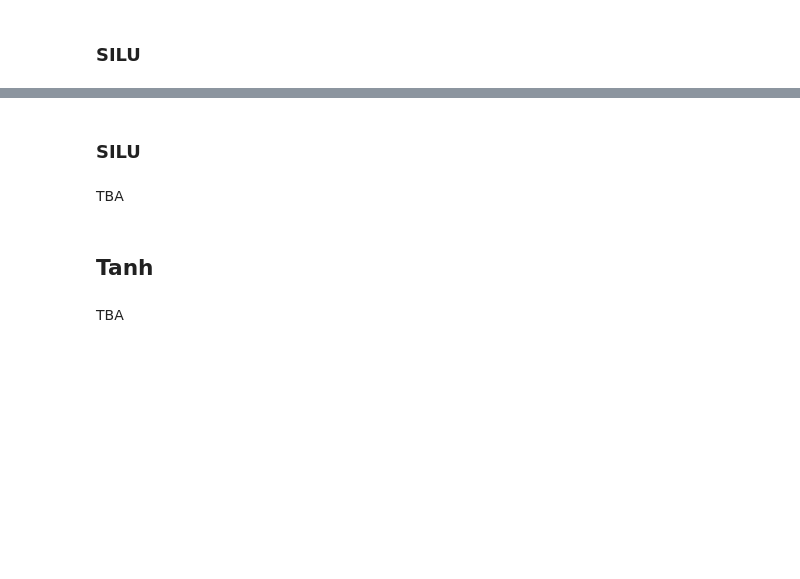
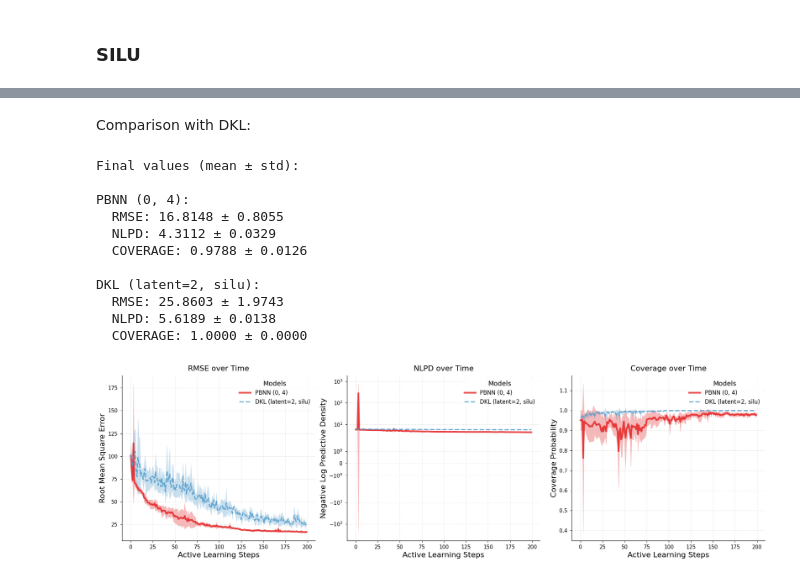
Before and after one commit to ziatdinovmax/NeuroBayes, a Jupyter notebook: active_learning_scripts/fatigue/viz.ipynb, the cells around one changed output, grey strips where cells are left out. Cells and saved outputs as stored; diff of their text form; code cells hidden in the pictures; blank space fills up the shorter version.

```diff
--- a/active_learning_scripts/fatigue/viz.ipynb
+++ b/active_learning_scripts/fatigue/viz.ipynb
@@ -50,8 +44,27 @@ TBA
-# %% [markdown]
-### SILU
-# %% [markdown]
-TBA
-# %% [markdown]
-## Tanh
-# %% [markdown]
-TBA
+# %% [markdown]
+Comparison with DKL:
+# %%
+pbnn_files = [
+    'results/pbnn8888/fatigue_probdense0-dense4_steps200_epochs2000_lr0.005_20241209_220515.pkl'
+]
+
+dkl_files = ['results/dkl8888/fatigue_dkl_latent2_silu_20241213_172102.pkl']
+
+plot_comparison(
+    pbnn_files=pbnn_files,
+    dkl_files=dkl_files,
+    save_path='comparison_plot-dkl-pbnn8888-silu.png'
+);
+# %% [output]
+Final values (mean ± std):
+
+PBNN (0, 4):
+  RMSE: 16.8148 ± 0.8055
+  NLPD: 4.3112 ± 0.0329
+  COVERAGE: 0.9788 ± 0.0126
+
+DKL (latent=2, silu):
+  RMSE: 25.8603 ± 1.9743
+  NLPD: 5.6189 ± 0.0138
+  COVERAGE: 1.0000 ± 0.0000
+[figure, added]
```
Also changed, not shown: parts of 6 cells of this notebook, 49 other files.
